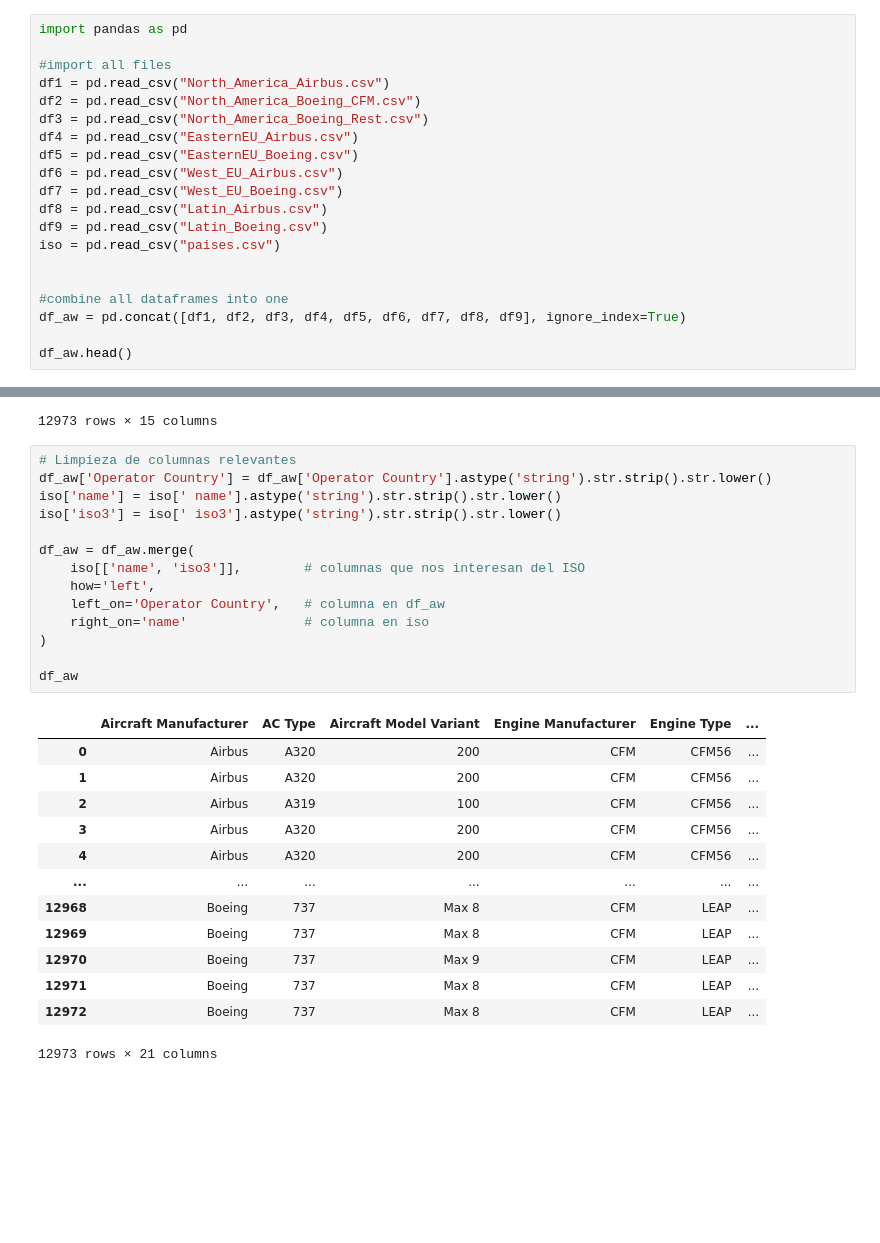
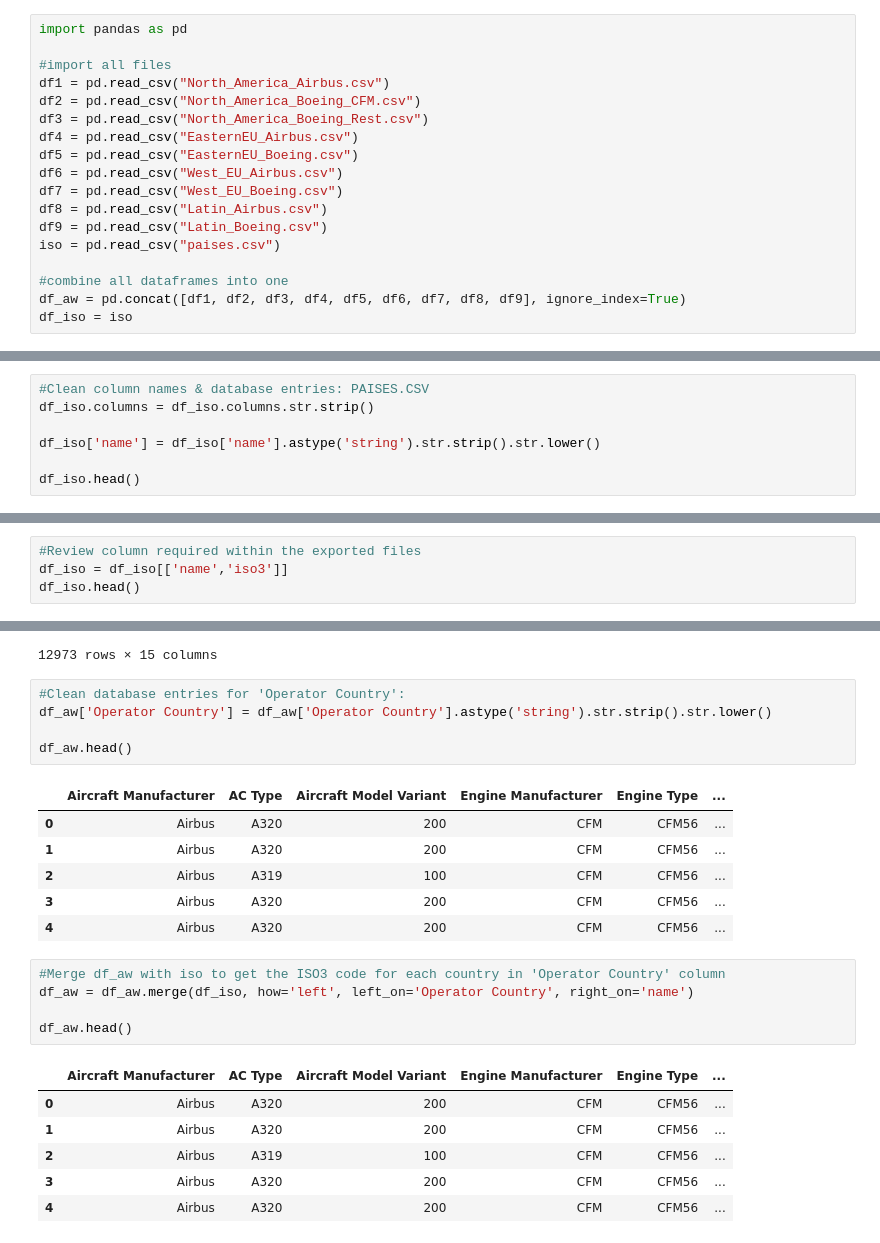
Before and after one commit to marlene-alcobendas/Project3_Benchmark_AC, a Jupyter notebook: Benchmark_AC.ipynb, the cells around one changed output, grey strips where cells are left out. Drawn from its saved outputs; the diff is of its cells as text; blank space fills up the shorter version.

```diff
--- a/Benchmark_AC.ipynb
+++ b/Benchmark_AC.ipynb
@@ -13,8 +13,6 @@ df8 = pd.read_csv("Latin_Airbus.csv")
 df9 = pd.read_csv("Latin_Boeing.csv")
 iso = pd.read_csv("paises.csv")
 
-
 #combine all dataframes into one
 df_aw = pd.concat([df1, df2, df3, df4, df5, df6, df7, df8, df9], ignore_index=True)
-
-df_aw.head()
+df_iso = iso
@@ -28,0 +38,7 @@ df_aw.head()
+# %%
+#Clean column names & database entries: PAISES.CSV
+df_iso.columns = df_iso.columns.str.strip()
+
+df_iso['name'] = df_iso['name'].astype('string').str.strip().str.lower()
+
+df_iso.head()
@@ -28,0 +52,4 @@ df_aw.head()
+# %%
+#Review column required within the exported files
+df_iso = df_iso[['name','iso3']]
+df_iso.head()
@@ -99,31 +131,27 @@ df_aw
 | 19465 | Boeing | 737 | Max 8 | CFM | LEAP | ... |
 | 19466 | Boeing | 737 | Max 8 | CFM | LEAP | ... |
 12973 rows × 15 columns
+# %%
+#Clean database entries for 'Operator Country':
+df_aw['Operator Country'] = df_aw['Operator Country'].astype('string').str.strip().str.lower()
+
+df_aw.head()
+# %% [output]
+|  | Aircraft Manufacturer | AC Type | Aircraft Model Variant | Engine Manufacturer | Engine Type | ... |
+| 0 | Airbus | A320 | 200 | CFM | CFM56 | ... |
+| 1 | Airbus | A320 | 200 | CFM | CFM56 | ... |
+| 2 | Airbus | A319 | 100 | CFM | CFM56 | ... |
+| 3 | Airbus | A320 | 200 | CFM | CFM56 | ... |
+| 4 | Airbus | A320 | 200 | CFM | CFM56 | ... |
 # %%
-# Limpieza de columnas relevantes
-df_aw['Operator Country'] = df_aw['Operator Country'].astype('string').str.strip().str.lower()
-iso['name'] = iso[' name'].astype('string').str.strip().str.lower()
-iso['iso3'] = iso[' iso3'].astype('string').str.strip().str.lower()
+#Merge df_aw with iso to get the ISO3 code for each country in 'Operator Country' column
+df_aw = df_aw.merge(df_iso, how='left', left_on='Operator Country', right_on='name')
 
-df_aw = df_aw.merge(
-    iso[['name', 'iso3']],        # columnas que nos interesan del ISO
-    how='left',
-    left_on='Operator Country',   # columna en df_aw
-    right_on='name'               # columna en iso
-)
-
-df_aw
+df_aw.head()
 # %% [output]
 |  | Aircraft Manufacturer | AC Type | Aircraft Model Variant | Engine Manufacturer | Engine Type | ... |
 | 0 | Airbus | A320 | 200 | CFM | CFM56 | ... |
 | 1 | Airbus | A320 | 200 | CFM | CFM56 | ... |
 | 2 | Airbus | A319 | 100 | CFM | CFM56 | ... |
 | 3 | Airbus | A320 | 200 | CFM | CFM56 | ... |
 | 4 | Airbus | A320 | 200 | CFM | CFM56 | ... |
-| ... | ... | ... | ... | ... | ... | ... |
-| 12968 | Boeing | 737 | Max 8 | CFM | LEAP | ... |
-| 12969 | Boeing | 737 | Max 8 | CFM | LEAP | ... |
-| 12970 | Boeing | 737 | Max 9 | CFM | LEAP | ... |
-| 12971 | Boeing | 737 | Max 8 | CFM | LEAP | ... |
-| 12972 | Boeing | 737 | Max 8 | CFM | LEAP | ... |
-12973 rows × 21 columns
```
Also changed, not shown: parts of 18 cells of this notebook, 1 other file.
